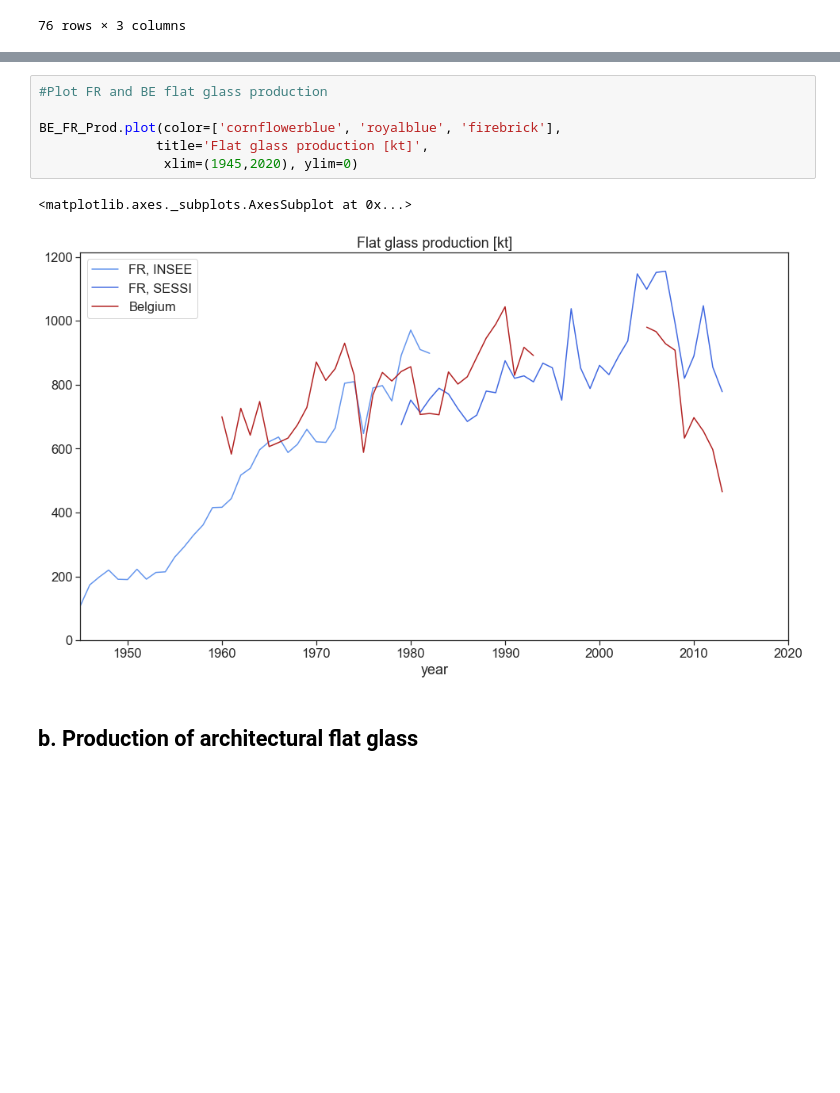
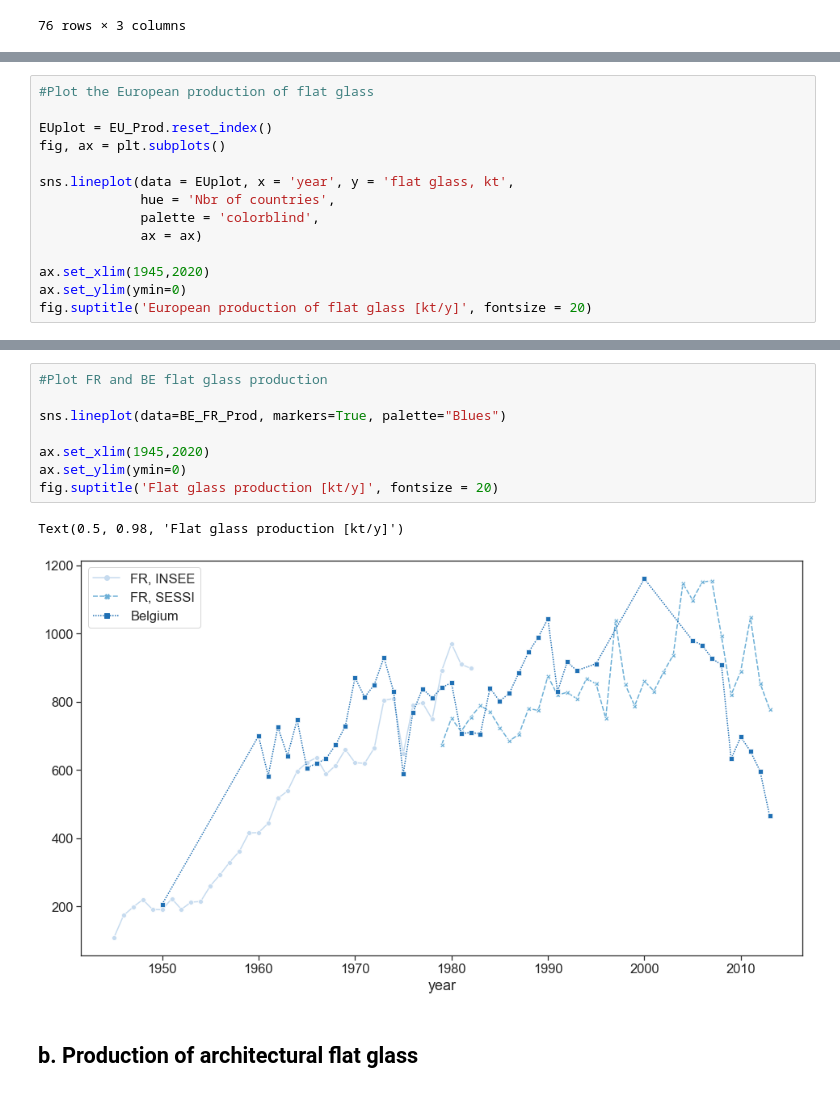
Before and after one commit to JeanSouv/01_MFA_GlassIndustry, a Jupyter notebook: MFA_FlatGlassIndustry.ipynb, the cells around one changed output, grey strips where cells are left out. Drawn from its saved outputs; the diff is of its cells as text; blank space fills up the shorter version.

```diff
--- a/MFA_FlatGlassIndustry.ipynb
+++ b/MFA_FlatGlassIndustry.ipynb
@@ -112,0 +104,14 @@ EU_Prod.reset_index().plot('year', 'flat glass, kt',
+# %%
+#Plot the European production of flat glass
+
+EUplot = EU_Prod.reset_index()
+fig, ax = plt.subplots()
+
+sns.lineplot(data = EUplot, x = 'year', y = 'flat glass, kt',
+             hue = 'Nbr of countries',
+             palette = 'colorblind',
+             ax = ax)
+
+ax.set_xlim(1945,2020)
+ax.set_ylim(ymin=0)
+fig.suptitle('European production of flat glass [kt/y]', fontsize = 20)
@@ -113,12 +121,14 @@ EU_Prod.reset_index().plot('year', 'flat glass, kt',
 # %%
 #Plot FR and BE flat glass production
 
-BE_FR_Prod.plot(color=['cornflowerblue', 'royalblue', 'firebrick'],
-               title='Flat glass production [kt]',
-                xlim=(1945,2020), ylim=0)
+sns.lineplot(data=BE_FR_Prod, markers=True, palette="Blues")
+
+ax.set_xlim(1945,2020)
+ax.set_ylim(ymin=0)
+fig.suptitle('Flat glass production [kt/y]', fontsize = 20)
 # %% [output]
-<matplotlib.axes._subplots.AxesSubplot at 0x...>
+Text(0.5, 0.98, 'Flat glass production [kt/y]')
-[figure, old version]
+[figure, new version]
 # %% [markdown]
 ## b. Production of architectural flat glass
 # %%
```
Also changed, not shown: parts of 14 cells of this notebook, 3 other files.
